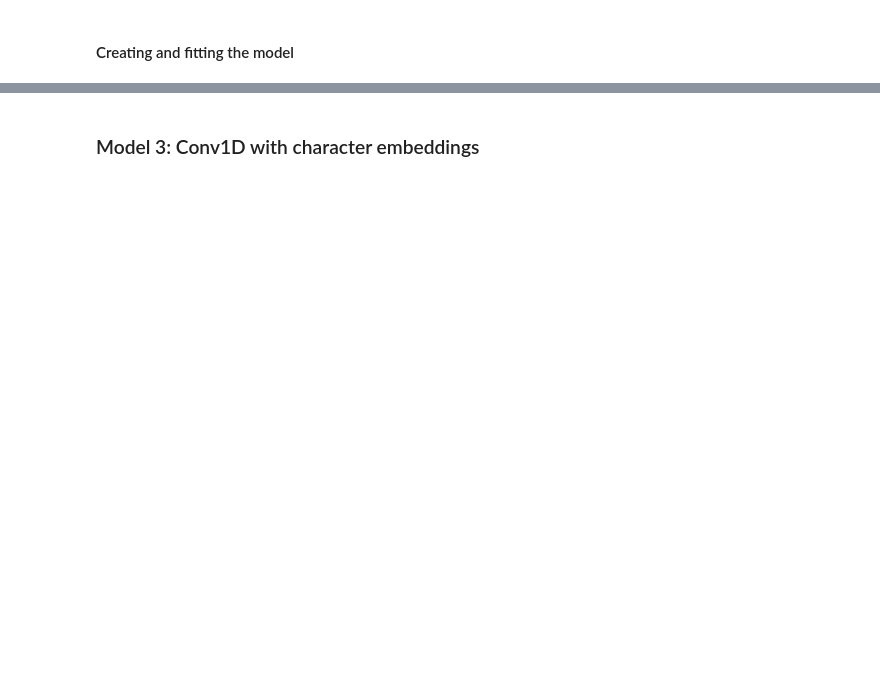
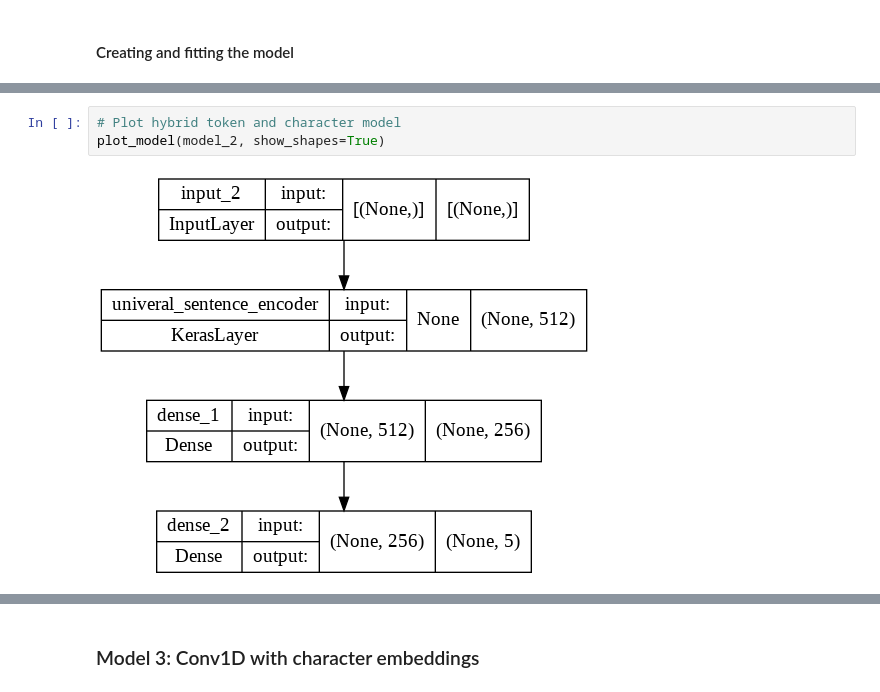
Before and after one commit to Umang1103/Literature-Skimmer, a Jupyter notebook: SkimLit.ipynb, the cells around one changed output, grey strips where cells are left out. Cells and saved outputs as stored; diff of their text form; blank space fills up the shorter version.

```diff
--- a/SkimLit.ipynb
+++ b/SkimLit.ipynb
@@ -541,3 +605,8 @@ model_2.summary()
+# %%
+# Plot hybrid token and character model
+plot_model(model_2, show_shapes=True)
+# %% [output]
+[figure, added]
 # %%
 # Evaluate the model
 model_2.evaluate(val_dataset)
```
Also changed, not shown: parts of 68 cells of this notebook.
